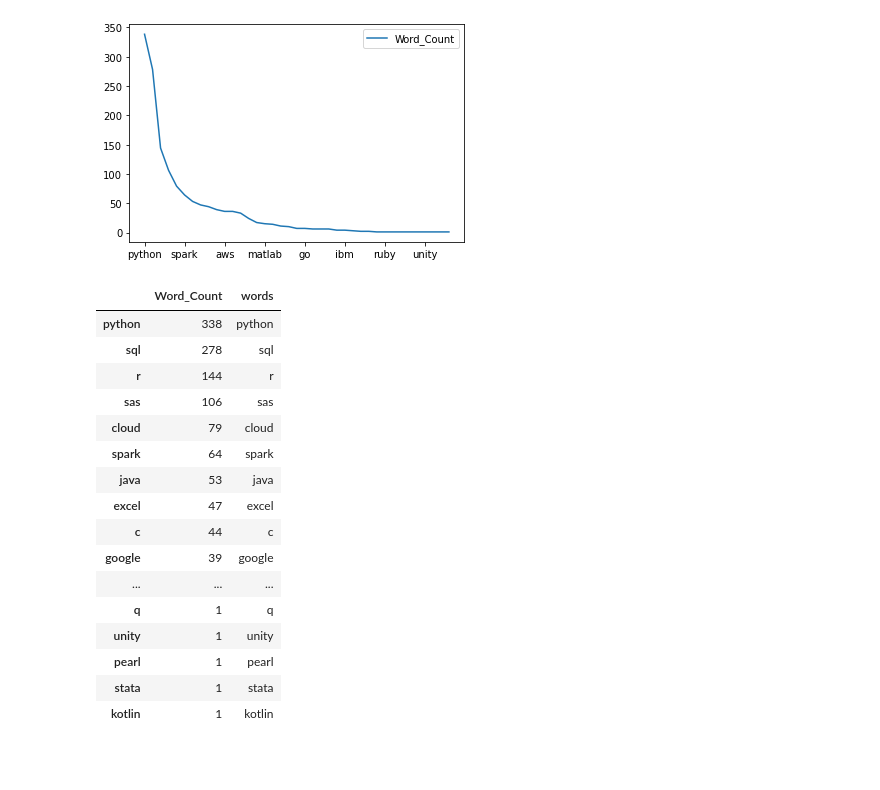
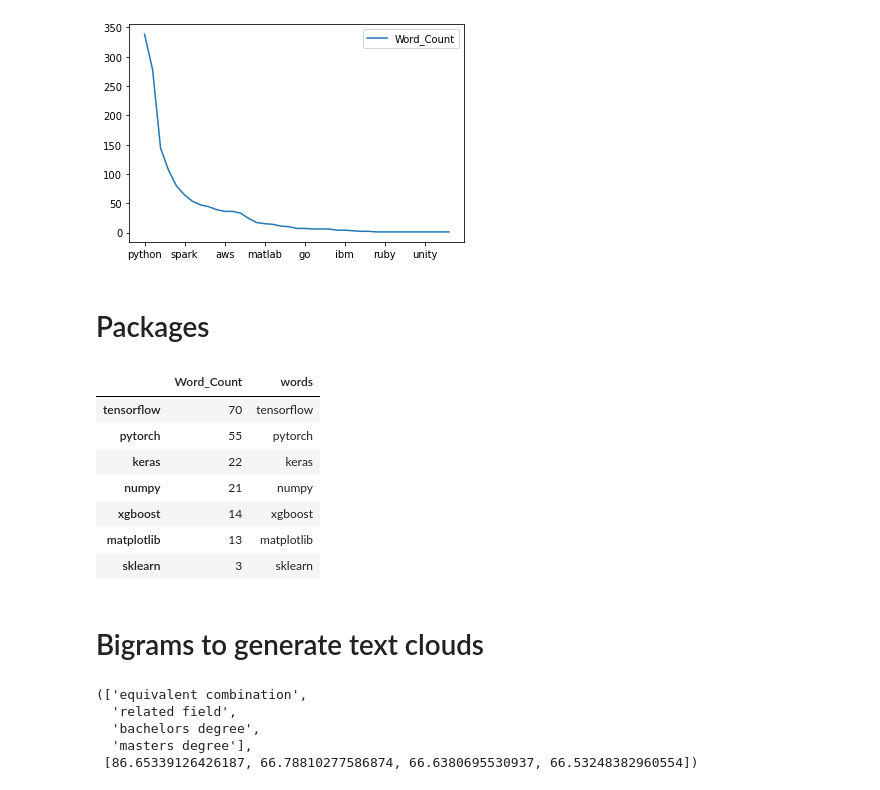
Before and after one commit to Emilianopp/skillQuery-backend, a Jupyter notebook: modeling/notebooks/Exploratory_analysis_BERT.ipynb, the cells around one changed output. Drawn from its saved outputs; the diff is of its cells as text; code cells hidden in the pictures; blank space fills up the shorter version.

```diff
--- a/modeling/notebooks/Exploratory_analysis_BERT.ipynb
+++ b/modeling/notebooks/Exploratory_analysis_BERT.ipynb
@@ -54,23 +71,24 @@ langauges_df.plot()
 [figure]
 # %%
 px.pie(langauges_df,values = 'Word_Count',names = 'words',hole = .3)
-# %%
-langauges_df
-# %% [output]
-|  | Word_Count | words |
-| python | 338 | python |
-| sql | 278 | sql |
-| r | 144 | r |
-| sas | 106 | sas |
-| cloud | 79 | cloud |
-| spark | 64 | spark |
-| java | 53 | java |
-| excel | 47 | excel |
-| c | 44 | c |
-| google | 39 | google |
-| ... | ... | ... |
-| q | 1 | q |
-| unity | 1 | unity |
-| pearl | 1 | pearl |
-| stata | 1 | stata |
-| kotlin | 1 | kotlin |
+# %% [markdown]
+# Packages
+# %%
+packages = pd.read_csv('../../data/DS_packages.txt',delimiter= '\n',dtype = 'str')
+packages['Packages'] = [x.lower() for x in packages.Packages]
+packages_subset = word_count_df.loc[word_count_df['words'].isin(packages['Packages'])]
+fig = px.bar(packages_subset, x="Word_Count", y="words", title="Long-Form Input")
+fig.show()
+# %%
+packages_subset
+# %% [output]
+|  | Word_Count | words |
+| tensorflow | 70 | tensorflow |
+| pytorch | 55 | pytorch |
+| keras | 22 | keras |
+| numpy | 21 | numpy |
+| xgboost | 14 | xgboost |
+| matplotlib | 13 | matplotlib |
+| sklearn | 3 | sklearn |
+# %% [markdown]
+# Bigrams to generate text clouds
@@ -76,0 +115,10 @@ langauges_df
+# %%
+bigram_text = [x[0] for x in bigram_concat]
+bigram_factor = [x[1]*10 for x in bigram_concat]
+bigram_text[1:5] ,bigram_factor[1:5]
+# %% [output]
+(['equivalent combination',
+  'related field',
+  'bachelors degree',
+  'masters degree'],
+ [86.65339126426187, 66.78810277586874, 66.6380695530937, 66.53248382960554])
```
Also changed, not shown: parts of 12 cells of this notebook.
